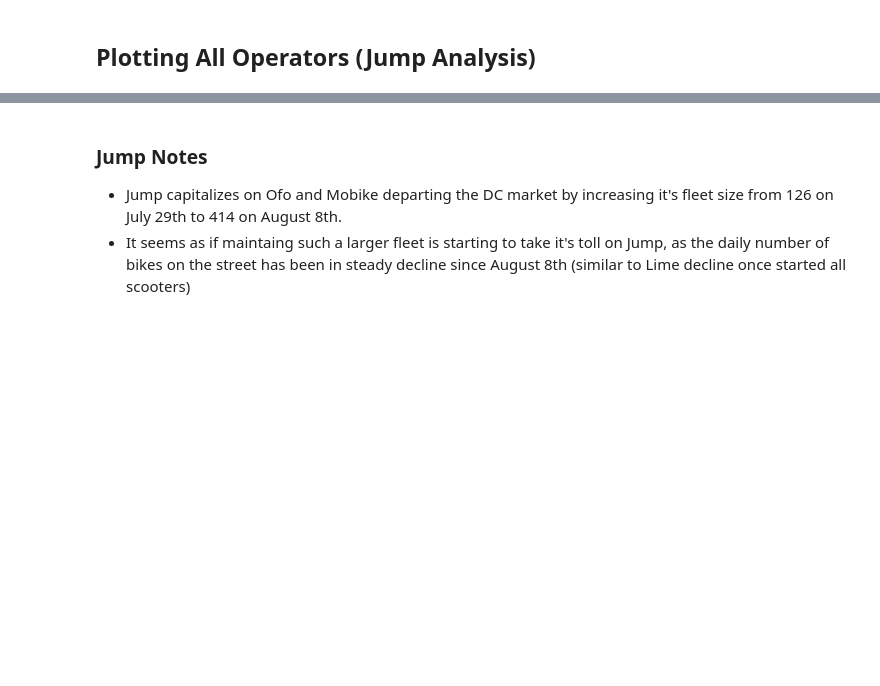
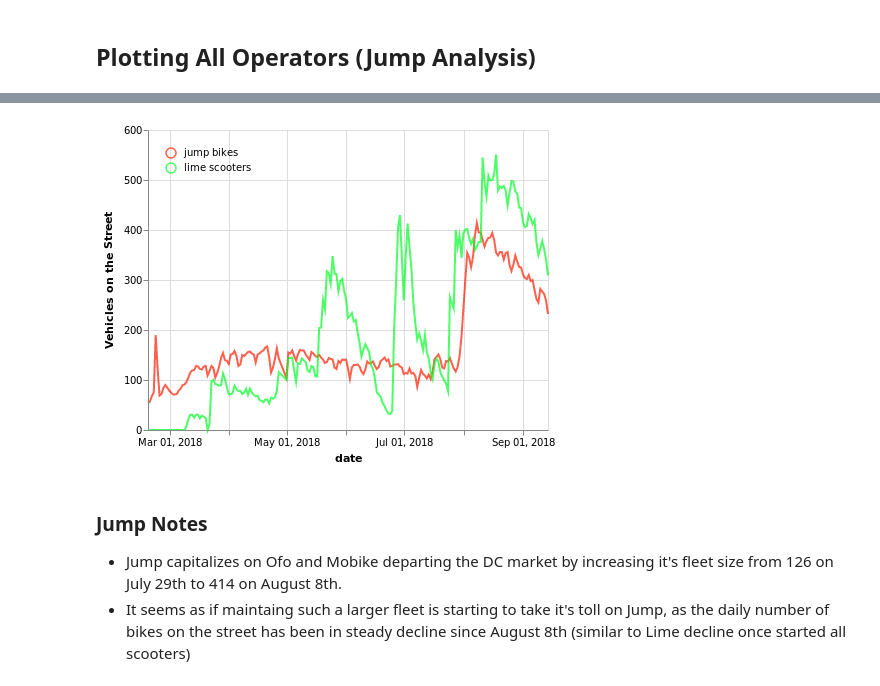
Before and after one commit to msussman/dc_dobi_extinction, a Jupyter notebook: plots/all_providers.ipynb, the cells around one changed output, grey strips where cells are left out. Saved outputs shown, nothing was run; the diff lists cells and outputs as text; code cells hidden in the pictures; blank space fills up the shorter version.

```diff
--- a/plots/all_providers.ipynb
+++ b/plots/all_providers.ipynb
@@ -302,0 +429,20 @@ line_chart  + jump_points + jump_text
+# %%
+# Return Dataframe Lime Scooters vs Jump Bikes per day
+jump_lime_df = jump_v_lime(con=conn)
+
+jump_lime_df.to_csv("jump_lime_df.csv")
+# %%
+jump_lime_df['date'] = pd.to_datetime(jump_lime_df['date'])
+# %%
+jump_lime_line_chart = alt.Chart(jump_lime_df).mark_line(opacity=0.7).encode(
+                 alt.X('date'),
+                 alt.Y('Vehicles on the Street'),
+                 alt.Color('provider',
+                            legend=alt.Legend(title=None, orient='top-left'),
+                 scale=alt.Scale(range=['#ff1d00', '#00ff26']))
+            )
+
+jump_lime_line_chart.save('jump_lime.html')
+
+jump_lime_line_chart
+# %% [output]
@@ -303,3 +450,4 @@ line_chart  + jump_points + jump_text
+[figure, added]
 # %% [markdown]
 ### Jump Notes
 
```
Also changed, not shown: parts of 12 cells of this notebook, 4 other files.
